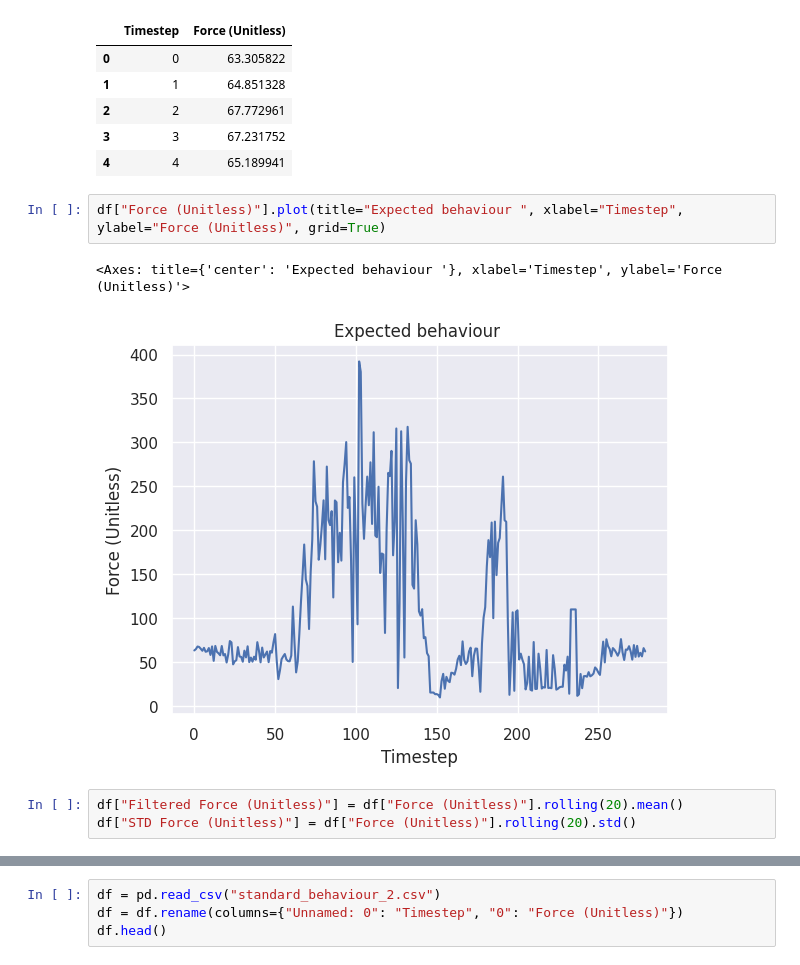
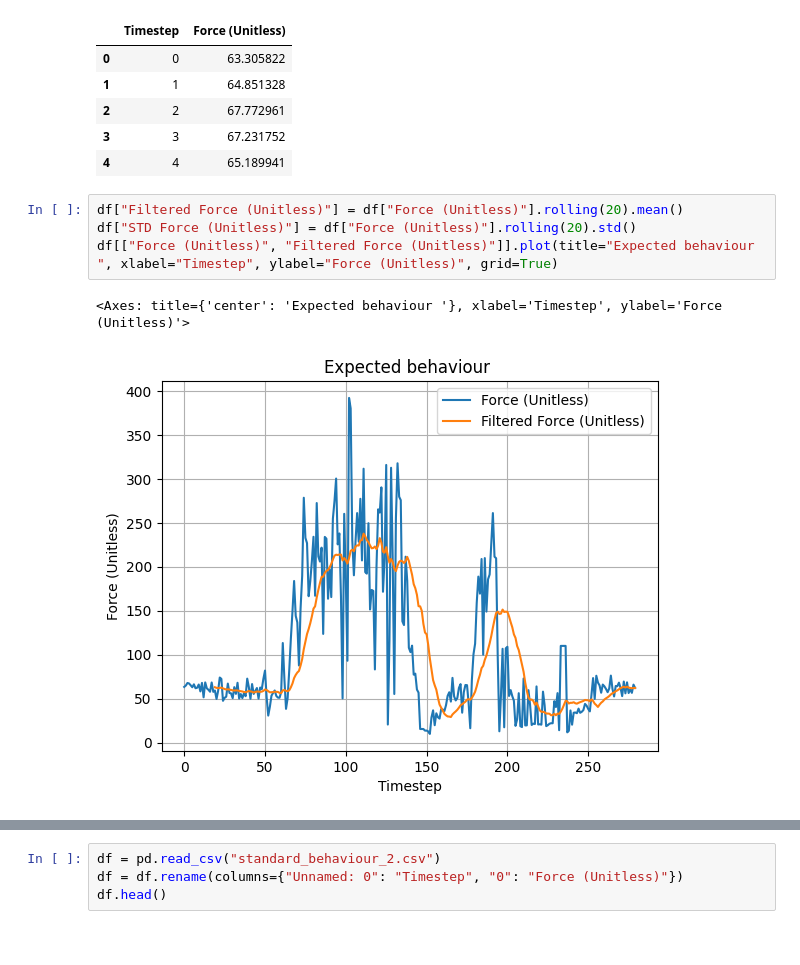
Before and after one commit to corcasta/dynamic_grasp, a Jupyter notebook: data_vis.ipynb, the cells around one changed output, grey strips where cells are left out. Cells and saved outputs as stored; diff of their text form.

```diff
--- a/data_vis.ipynb
+++ b/data_vis.ipynb
@@ -14,10 +16,9 @@ df.head()
 | 3 | 3 | 67.231752 |
 | 4 | 4 | 65.189941 |
 # %%
-df["Force (Unitless)"].plot(title="Expected behaviour ", xlabel="Timestep", ylabel="Force (Unitless)", grid=True)
+df["Filtered Force (Unitless)"] = df["Force (Unitless)"].rolling(20).mean()
+df["STD Force (Unitless)"] = df["Force (Unitless)"].rolling(20).std()
+df[["Force (Unitless)", "Filtered Force (Unitless)"]].plot(title="Expected behaviour ", xlabel="Timestep", ylabel="Force (Unitless)", grid=True)
 # %% [output]
 <Axes: title={'center': 'Expected behaviour '}, xlabel='Timestep', ylabel='Force (Unitless)'>
-[figure, old version]
+[figure, new version]
-# %%
-df["Filtered Force (Unitless)"] = df["Force (Unitless)"].rolling(20).mean()
-df["STD Force (Unitless)"] = df["Force (Unitless)"].rolling(20).std()
```
Also changed, not shown: parts of 18 cells of this notebook, 11 other files.
